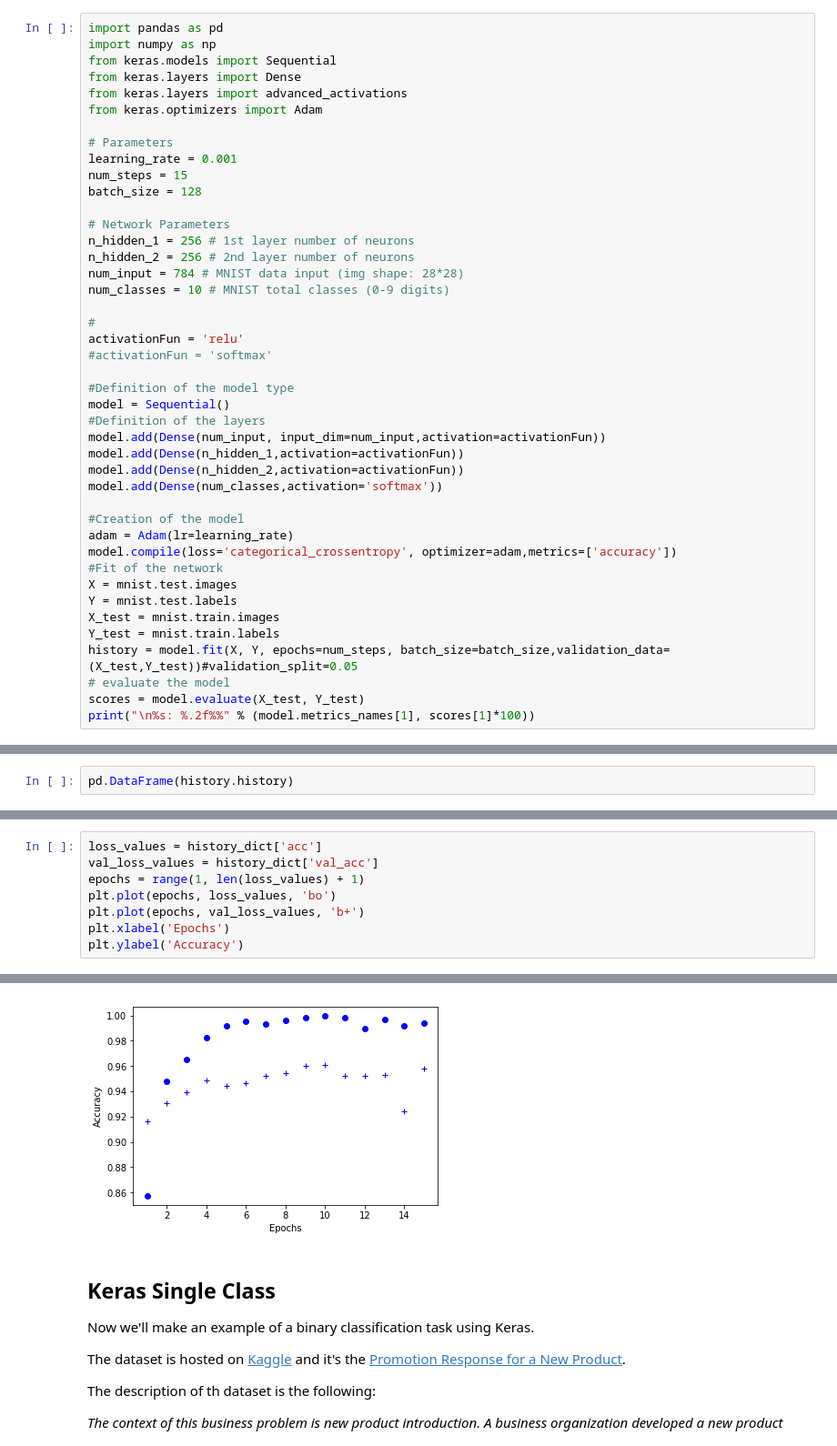
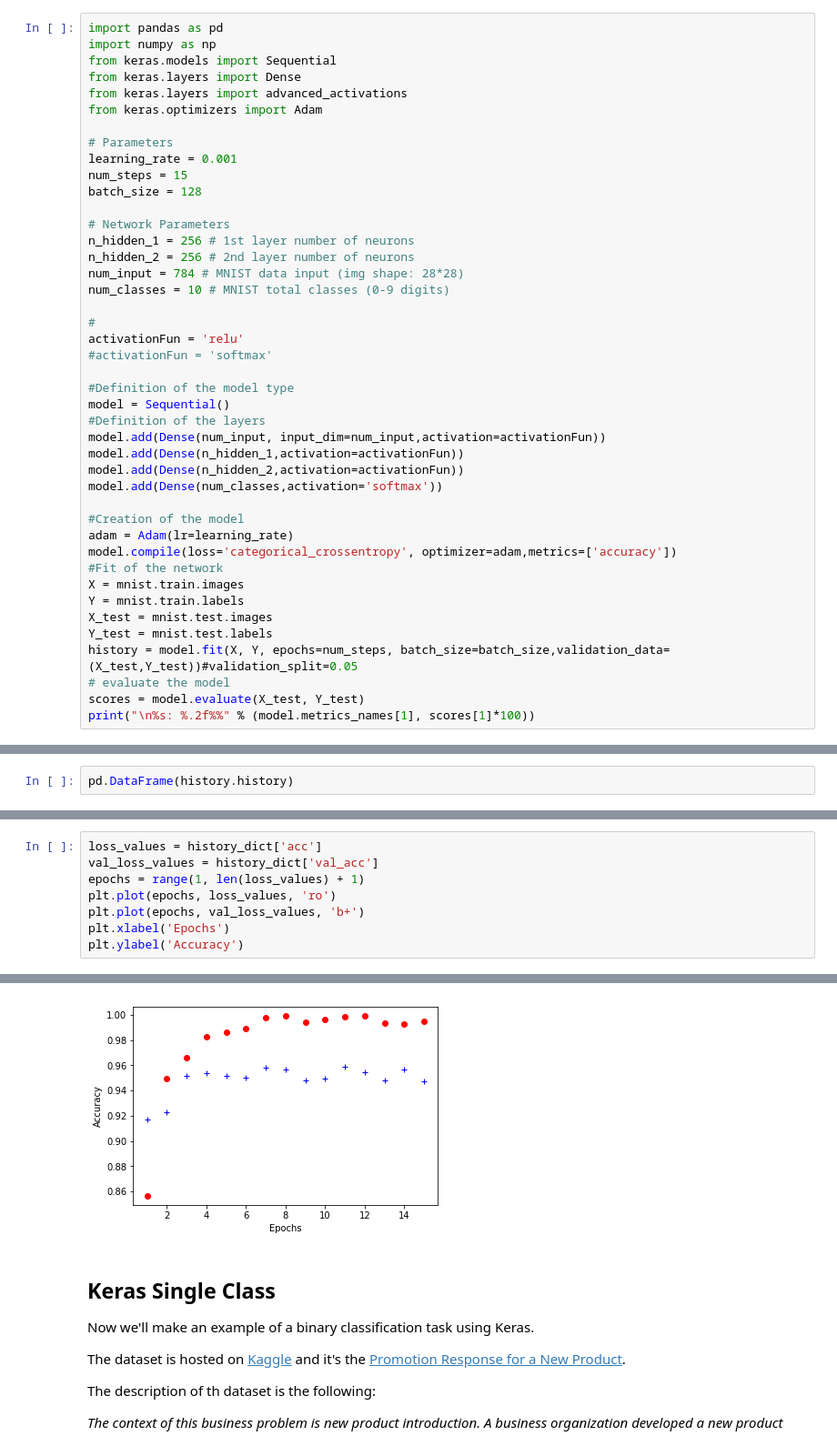
Before and after one commit to SalMarco/ThirdLesson, a Jupyter notebook: Lesson3-1.ipynb, the cells around one changed output, grey strips where cells are left out. Shown at 91% size. Cells and saved outputs as stored; diff of their text form.

```diff
--- a/Lesson3-1.ipynb
+++ b/Lesson3-1.ipynb
@@ -247,10 +264,10 @@ model.add(Dense(num_classes,activation='softmax'))
 adam = Adam(lr=learning_rate)
 model.compile(loss='categorical_crossentropy', optimizer=adam,metrics=['accuracy'])
 #Fit of the network
-X = mnist.test.images
-Y = mnist.test.labels
-X_test = mnist.train.images
-Y_test = mnist.train.labels
+X = mnist.train.images
+Y = mnist.train.labels
+X_test = mnist.test.images
+Y_test = mnist.test.labels
 history = model.fit(X, Y, epochs=num_steps, batch_size=batch_size,validation_data=(X_test,Y_test))#validation_split=0.05
 # evaluate the model
 scores = model.evaluate(X_test, Y_test)
@@ -306,14 +324,14 @@ KeyError: 'val_loss'
 # %%
 loss_values = history_dict['acc']
 val_loss_values = history_dict['val_acc']
 epochs = range(1, len(loss_values) + 1)
-plt.plot(epochs, loss_values, 'bo')
+plt.plot(epochs, loss_values, 'ro')
 plt.plot(epochs, val_loss_values, 'b+')
 plt.xlabel('Epochs')
 plt.ylabel('Accuracy')
 # %% [output]
 Text(0,0.5,'Accuracy')
-[figure, old version]
+[figure, new version]
 # %% [markdown]
 ## Keras Single Class
 
```
Also changed, not shown: parts of 7 cells of this notebook, 1 other file.
